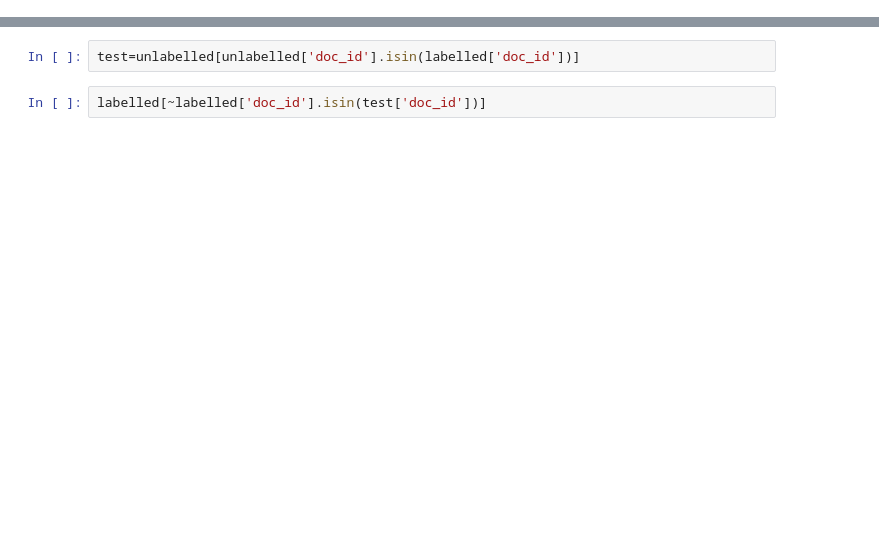
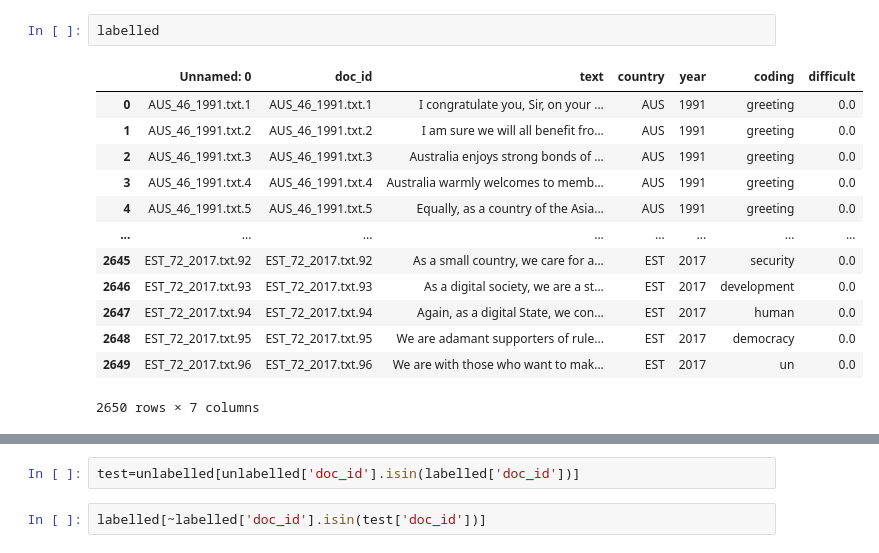
Before and after one commit to Yash2108/topic-classification, a Jupyter notebook: clean.ipynb, the cells around one changed output, grey strips where cells are left out. Saved outputs shown, nothing was run; the diff lists cells and outputs as text; blank space fills up the shorter version.

```diff
--- a/clean.ipynb
+++ b/clean.ipynb
@@ -39,0 +29,16 @@ unlabelled.isin(labelled)
+# %%
+labelled
+# %% [output]
+|  | Unnamed: 0 | doc_id | text | country | year | coding | difficult |
+| 0 | AUS_46_1991.txt.1 | AUS_46_1991.txt.1 | I congratulate you, Sir, on your ... | AUS | 1991 | greeting | 0.0 |
+| 1 | AUS_46_1991.txt.2 | AUS_46_1991.txt.2 | I am sure we will all benefit fro... | AUS | 1991 | greeting | 0.0 |
+| 2 | AUS_46_1991.txt.3 | AUS_46_1991.txt.3 | Australia enjoys strong bonds of ... | AUS | 1991 | greeting | 0.0 |
+| 3 | AUS_46_1991.txt.4 | AUS_46_1991.txt.4 | Australia warmly welcomes to memb... | AUS | 1991 | greeting | 0.0 |
+| 4 | AUS_46_1991.txt.5 | AUS_46_1991.txt.5 | Equally, as a country of the Asia... | AUS | 1991 | greeting | 0.0 |
+| ... | ... | ... | ... | ... | ... | ... | ... |
+| 2645 | EST_72_2017.txt.92 | EST_72_2017.txt.92 | As a small country, we care for a... | EST | 2017 | security | 0.0 |
+| 2646 | EST_72_2017.txt.93 | EST_72_2017.txt.93 | As a digital society, we are a st... | EST | 2017 | development | 0.0 |
+| 2647 | EST_72_2017.txt.94 | EST_72_2017.txt.94 | Again, as a digital State, we con... | EST | 2017 | human | 0.0 |
+| 2648 | EST_72_2017.txt.95 | EST_72_2017.txt.95 | We are adamant supporters of rule... | EST | 2017 | democracy | 0.0 |
+| 2649 | EST_72_2017.txt.96 | EST_72_2017.txt.96 | We are with those who want to mak... | EST | 2017 | un | 0.0 |
+2650 rows × 7 columns
```
Also changed, not shown: parts of 25 cells of this notebook.
